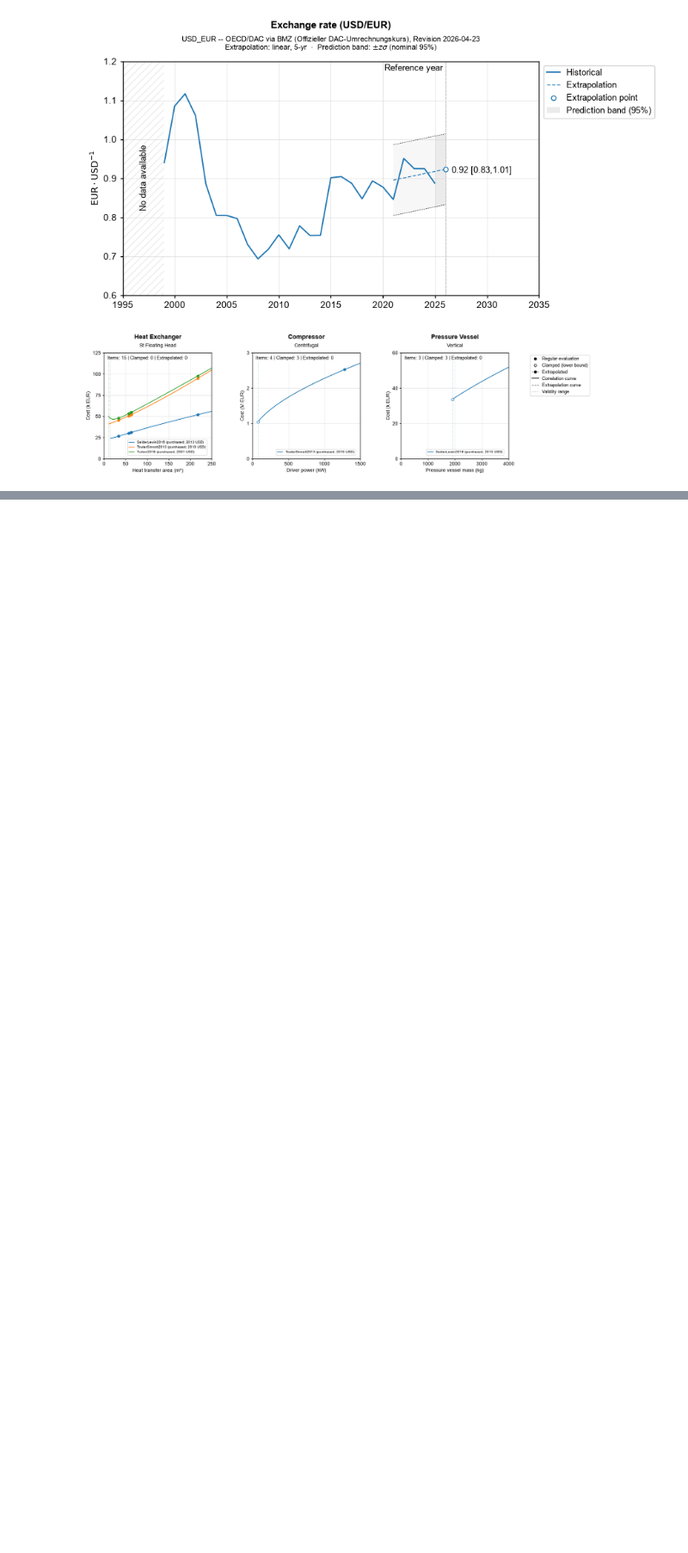
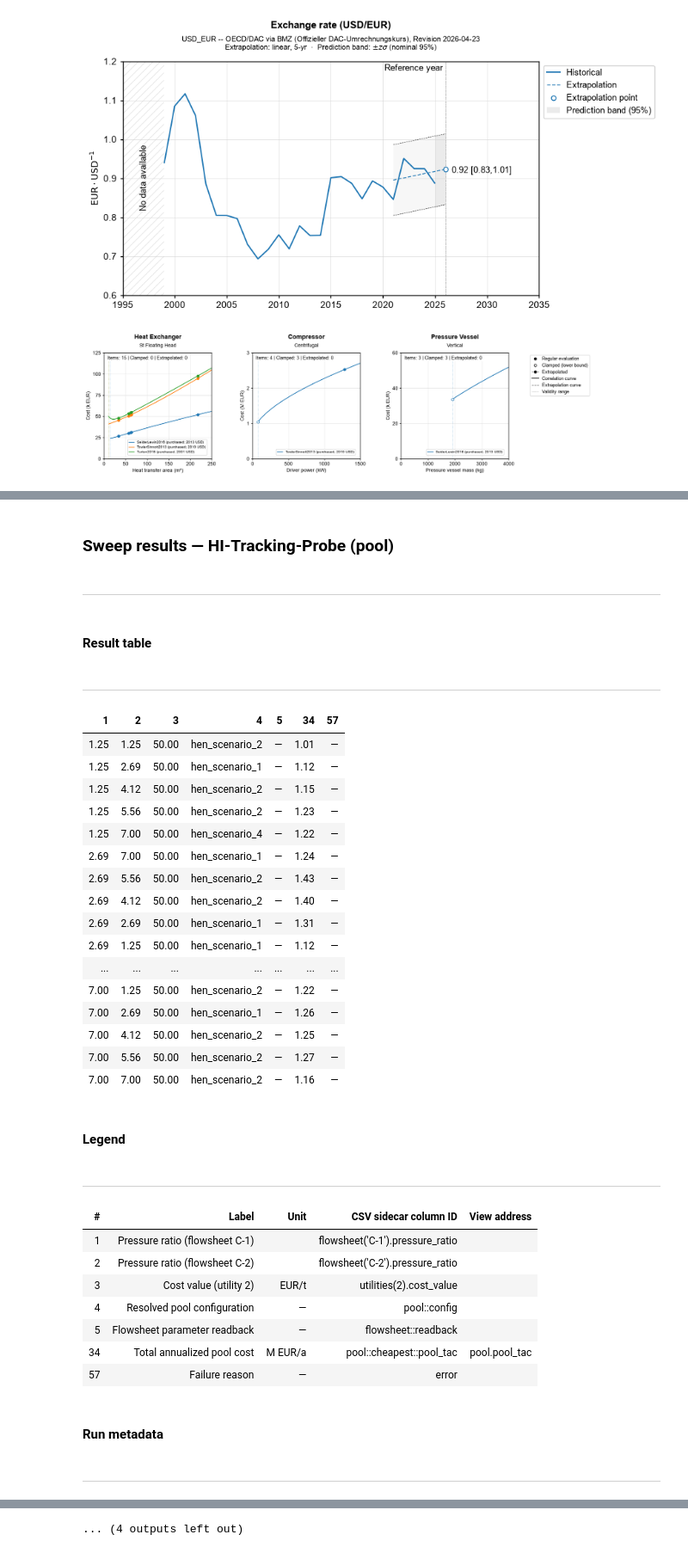
Before and after one commit to PhilippKretzschmar/tea-process-assessment, a Jupyter notebook: examples/co2_pressurization.ipynb, the cells around one changed output, grey strips where cells are left out. Shown at 86% size. Drawn from its saved outputs; the diff is of its cells as text; code cells hidden in the pictures; blank space fills up the shorter version.

```diff
--- a/examples/co2_pressurization.ipynb
+++ b/examples/co2_pressurization.ipynb
@@ -984,17 +961,0 @@ t.results.interpretation.show("pr_sweep")
-# %%
-from tea.interpretation import SensitivityView
-
-# A view selects what is plotted: one value series, an x axis, a curve family,
-# and the remaining dimensions held fixed.
-t.interpretation.sensitivity_views.add(SensitivityView(
-    slug="pr_sweep_opex",
-    label="Utility OPEX over the stage pressure ratios",
-    sensitivity_case_slug="pr_sweep",
-    values=["utilities.2.opex_per_year"],
-    x="flowsheet('C-1').pressure_ratio",
-    series="flowsheet('C-2').pressure_ratio",
-))
-
-t.results.interpretation.show("pr_sweep", view="pr_sweep_opex")
-fig = t.plots.sensitivity("pr_sweep", view="pr_sweep_opex")
-fig
@@ -1000,0 +1048,51 @@ fig
+# %%
+from tea.interpretation import SensitivityView
+
+# A view selects what is plotted: one tracked quantity, an x axis, a curve
+# family, and the remaining sweep dimensions held fixed.
+t.interpretation.sensitivity_views.add(SensitivityView(
+    slug="hi_probe3_schar_2",
+    label="Heat-integration pool coverage cost",
+    sensitivity_case_slug="hi_tracking_probe_3",
+    values=["pool.pool_tac"],
+    x="flowsheet('C-1').pressure_ratio",       # 5 support points
+    series="flowsheet('C-2').pressure_ratio",  # 5 curves
+    select={"utilities(2).cost_value": ["50"]},  # held fixed
+))
+t.results.interpretation.show("hi_tracking_probe_3", view="hi_probe3_schar_2")
+fig = t.plots.sensitivity("hi_tracking_probe_3", view="hi_probe3_schar_2")
+fig
+# %% [output]
+### Sweep results — HI-Tracking-Probe (pool)
+---
+#### Result table
+---
+| 1 | 2 | 3 | 4 | 5 | 34 | 57 |
+| 1.25 | 1.25 | 50.00 | hen_scenario_2 | — | 1.01 | — |
+| 1.25 | 2.69 | 50.00 | hen_scenario_1 | — | 1.12 | — |
+| 1.25 | 4.12 | 50.00 | hen_scenario_2 | — | 1.15 | — |
+| 1.25 | 5.56 | 50.00 | hen_scenario_2 | — | 1.23 | — |
+| 1.25 | 7.00 | 50.00 | hen_scenario_4 | — | 1.22 | — |
+| 2.69 | 7.00 | 50.00 | hen_scenario_1 | — | 1.24 | — |
+| 2.69 | 5.56 | 50.00 | hen_scenario_2 | — | 1.43 | — |
+| 2.69 | 4.12 | 50.00 | hen_scenario_2 | — | 1.40 | — |
+| 2.69 | 2.69 | 50.00 | hen_scenario_1 | — | 1.31 | — |
+| 2.69 | 1.25 | 50.00 | hen_scenario_1 | — | 1.12 | — |
+| ... | ... | ... | ... | ... | ... | ... |
+| 7.00 | 1.25 | 50.00 | hen_scenario_2 | — | 1.22 | — |
+| 7.00 | 2.69 | 50.00 | hen_scenario_1 | — | 1.26 | — |
+| 7.00 | 4.12 | 50.00 | hen_scenario_2 | — | 1.25 | — |
+| 7.00 | 5.56 | 50.00 | hen_scenario_2 | — | 1.27 | — |
+| 7.00 | 7.00 | 50.00 | hen_scenario_2 | — | 1.16 | — |
+#### Legend
+---
+| # | Label | Unit | CSV sidecar column ID | View address |
+| 1 | Pressure ratio (flowsheet C-1) |  | flowsheet('C-1').pressure_ratio |  |
+| 2 | Pressure ratio (flowsheet C-2) |  | flowsheet('C-2').pressure_ratio |  |
+| 3 | Cost value (utility 2) | EUR/t | utilities(2).cost_value |  |
+| 4 | Resolved pool configuration | — | pool::config |  |
+| 5 | Flowsheet parameter readback | — | flowsheet::readback |  |
+| 34 | Total annualized pool cost | M EUR/a | pool::cheapest::pool_tac | pool.pool_tac |
+| 57 | Failure reason | — | error |  |
+#### Run metadata
+---
@@ -1000,0 +1107 @@ fig
+... (4 outputs left out)
```
Also changed, not shown: parts of 29 cells of this notebook, 5 other files.
